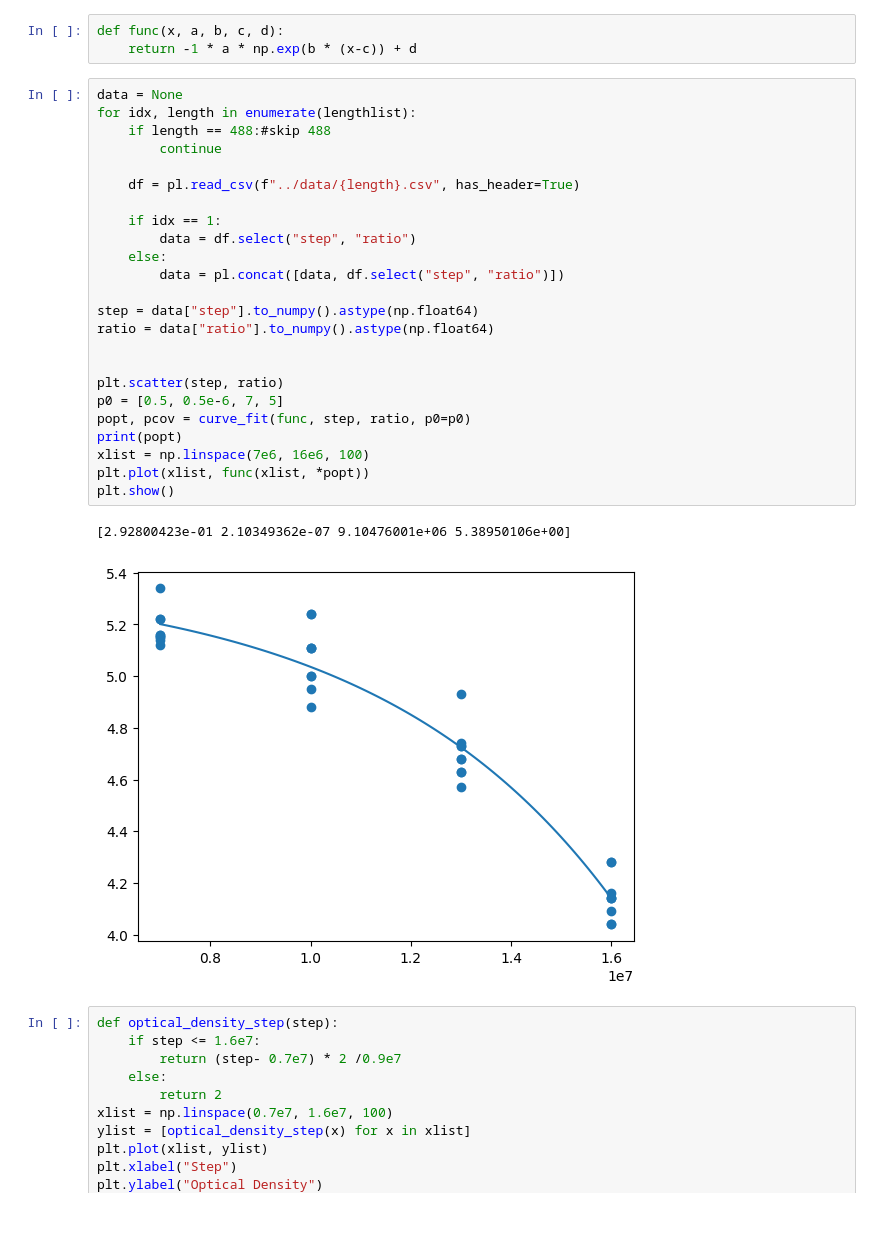
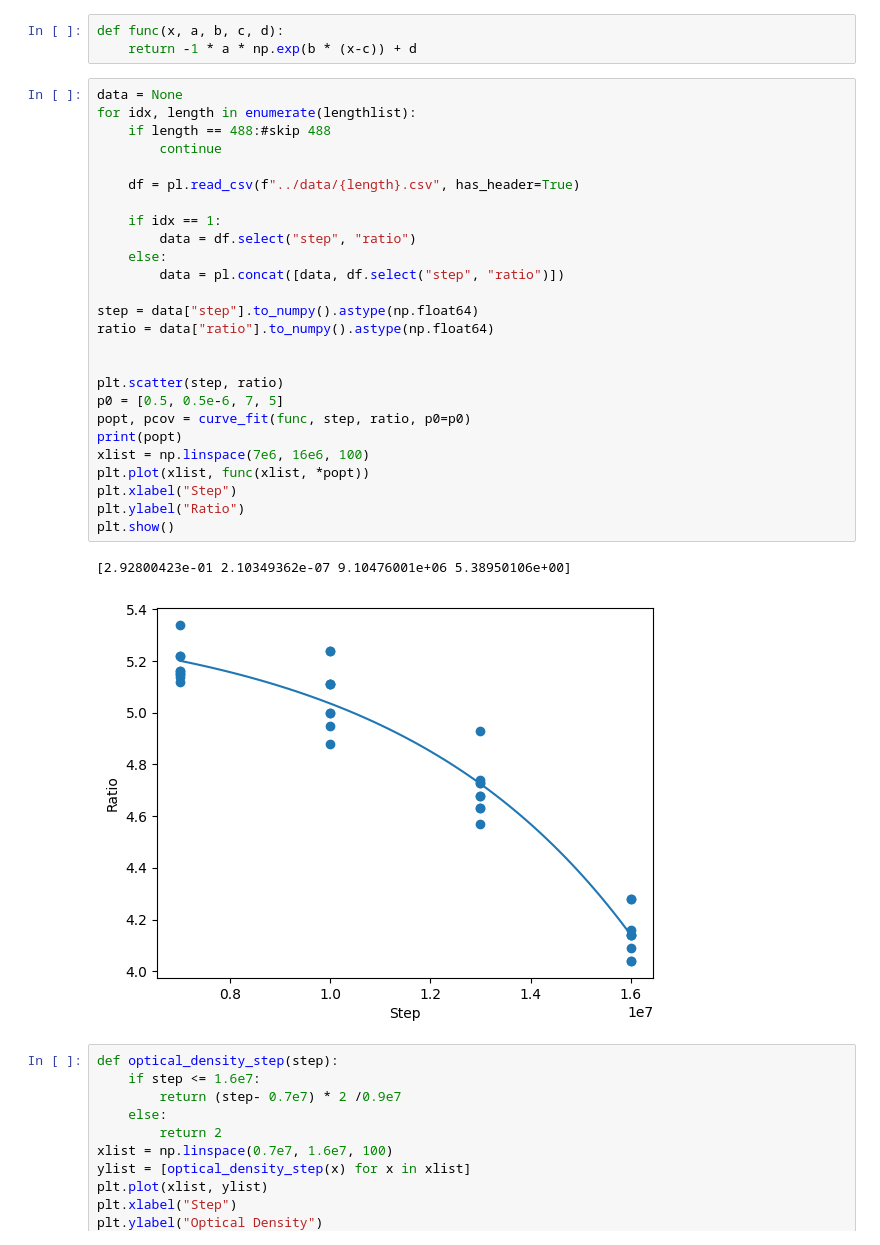
Before and after one commit to chiashi-lab/pl, a Jupyter notebook: notebook/analyse.ipynb, the cells around one changed output. Drawn from its saved outputs; the diff is of its cells as text; blank space fills up the shorter version.

```diff
--- a/notebook/analyse.ipynb
+++ b/notebook/analyse.ipynb
@@ -161,30 +159,32 @@ def func(x, a, b, c, d):
 # %%
 data = None
 for idx, length in enumerate(lengthlist):
     if length == 488:#skip 488
         continue
 
     df = pl.read_csv(f"../data/{length}.csv", has_header=True)
 
     if idx == 1:
         data = df.select("step", "ratio")
     else:
         data = pl.concat([data, df.select("step", "ratio")])
 
 step = data["step"].to_numpy().astype(np.float64)
 ratio = data["ratio"].to_numpy().astype(np.float64)
 
 
 plt.scatter(step, ratio)
 p0 = [0.5, 0.5e-6, 7, 5]
 popt, pcov = curve_fit(func, step, ratio, p0=p0)
 print(popt)
 xlist = np.linspace(7e6, 16e6, 100)
 plt.plot(xlist, func(xlist, *popt))
+plt.xlabel("Step")
+plt.ylabel("Ratio")
 plt.show()
 # %% [output]
 [2.92800423e-01 2.10349362e-07 9.10476001e+06 5.38950106e+00]
-[figure, old version]
+[figure, new version]
 # %%
 def optical_density_step(step):
     if step <= 1.6e7:
```
Also changed, not shown: parts of 2 cells of this notebook, 1 other file.
